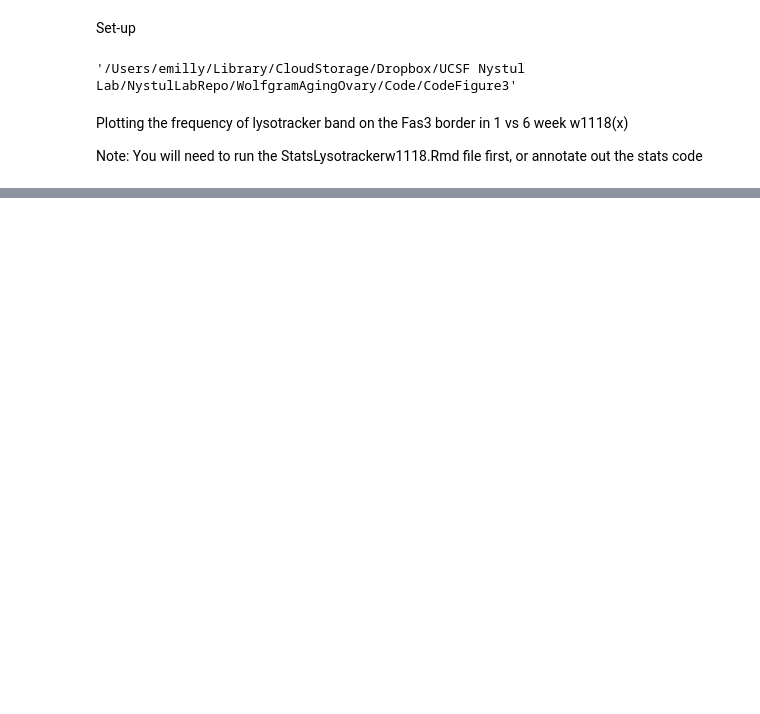
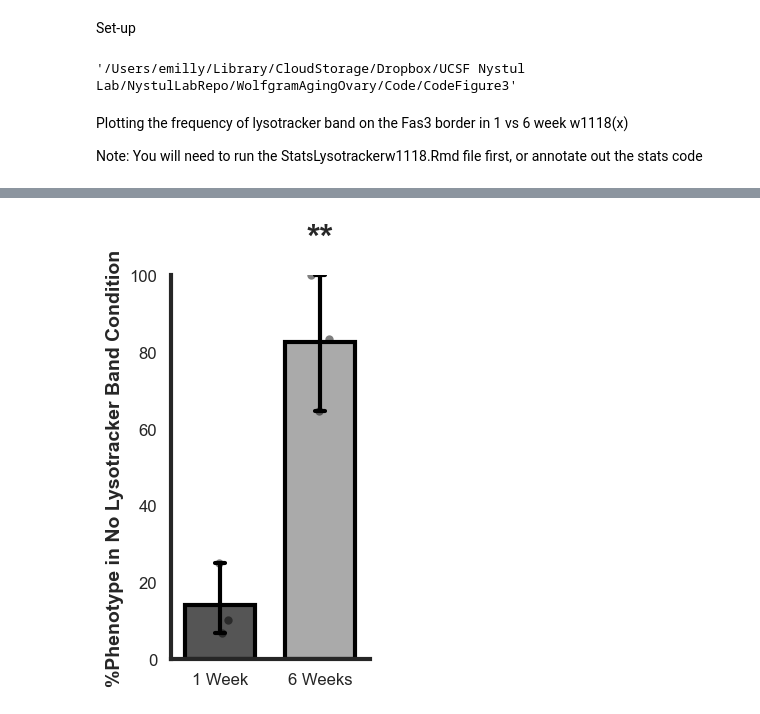
Before and after one commit to NystulLab/WolfgramAgingOvary, a Jupyter notebook: Code/CodeFigure3/Lysotrackerw1118.ipynb, the cells around one changed output, grey strips where cells are left out. Saved outputs shown, nothing was run; the diff lists cells and outputs as text; code cells hidden in the pictures; blank space fills up the shorter version.

```diff
--- a/Code/CodeFigure3/Lysotrackerw1118.ipynb
+++ b/Code/CodeFigure3/Lysotrackerw1118.ipynb
@@ -36,0 +216,7 @@ df.head(7)
+# %%
+csv_path = "../../Data/DataFigure3/w1118NoLysoFas3PhenoPen1v6_n.csv"
+df = pd.read_csv(csv_path)
+# %%
+df['Weeks'] = df['Weeks'].map({1: '1 Week', 6: '6 Weeks'})
+
+df['PerNoBandPheno'] = df['NoLysoFas3_Pheno1v6'] *100
@@ -36,0 +233,84 @@ df.head(7)
+# %%
+stats_path = "../../Results/ResultsFigure3/StatsPhenoNoLyso1v6ttest.csv"
+stats = pd.read_csv(stats_path)
+
+stats["WeekNum"] = stats["comparison"].str.extract(r"(\d+)").astype(int)
+star = stats.loc[0, "stars"]
+week_to_annotate = stats.loc[0, "WeekNum"]
+
+
+df["WeekNum"] = df["Weeks"].str.extract(r"(\d+)").astype(int)
+
+week_order = sorted(df["WeekNum"].unique())
+label_order = (
+    df.drop_duplicates("WeekNum")
+      .sort_values("WeekNum")["Weeks"]
+      .tolist()
+)
+
+
+fig, ax = plt.subplots(figsize=(3, 5))
+sns.set(style="white")
+
+barplot = sns.barplot(
+    data=df,
+    x='Weeks',
+    y='PerNoBandPheno',
+    hue='Weeks',
+    palette='gray',
+    capsize=0.1,
+    err_kws={'color': 'black', 'linewidth': 3},
+    edgecolor="black",
+    linewidth=3,
+    width=0.7
+)
+
+sns.stripplot(data=df,
+              x='Weeks',
+              y='PerNoBandPheno',
+              ax=ax,
+              color='black',
+              alpha=0.5,
+              size=6,
+              jitter=True,
+              dodge=True
+)
+
+y_max = df.groupby("WeekNum")["PerNoBandPheno"].max()
+offset = 5
+
+x_position = week_order.index(week_to_annotate)
+
+ax.text(
+    x=x_position,
+    y=y_max.loc[week_to_annotate] + offset,
+    s=star,
+    ha="center",
+    va="bottom",
+    fontsize=25,
+    fontweight="bold"
+)
+
+plt.ylim(0, 100)
+plt.ylabel("%Phenotype in No Lysotracker Band Condition", fontsize=14, weight="bold")
+plt.xlabel("")
+
+ax.tick_params(width=3, labelsize=12)
+ax.spines["left"].set_linewidth(3)
+ax.spines["bottom"].set_linewidth(3)
+ax.spines["top"].set_visible(False)
+ax.spines["right"].set_visible(False)
+
+results_directory = '../../Results'
+filename = os.path.join(results_directory, 'ResultsFigure3', 'PhenoPenetranceNoLyso1v6w1118.pdf')
+os.makedirs(os.path.dirname(filename), exist_ok=True)
+plt.savefig(
+    filename,
+    format='pdf',
+    bbox_inches='tight'
+)
+
+plt.tight_layout()
+plt.show()
+# %% [output]
+[figure, added]
```
Also changed, not shown: parts of 11 cells of this notebook, 41 other files.
